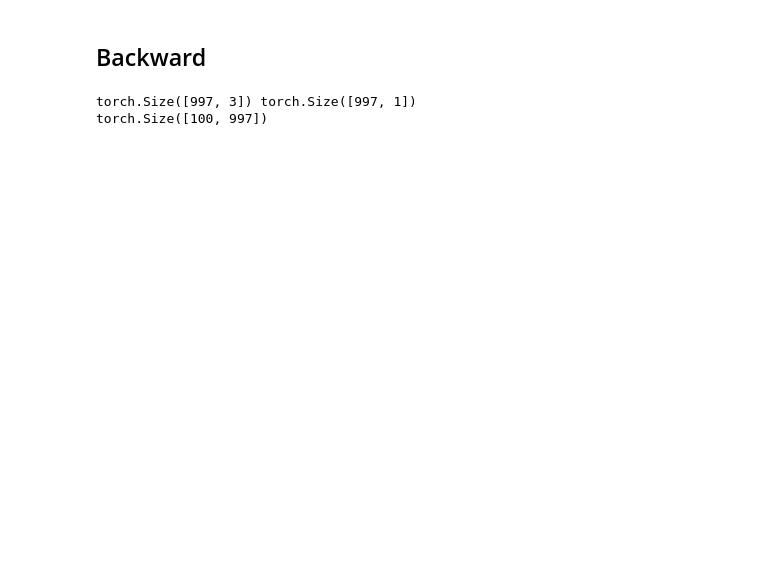
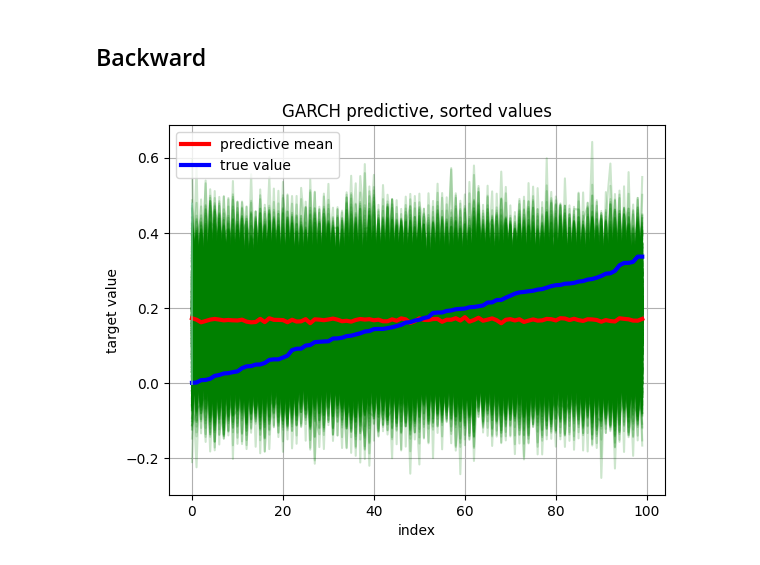
Before and after one commit to mathymess/reversibility-of-processes, a Jupyter notebook: bayesian_garch_forward_backward.ipynb, the cells around one changed output. Cells and saved outputs as stored; diff of their text form; code cells hidden in the pictures; blank space fills up the shorter version.

```diff
--- a/bayesian_garch_forward_backward.ipynb
+++ b/bayesian_garch_forward_backward.ipynb
@@ -11,0 +20,9 @@ from generate_time_series import load_garch_time_series
+# %%
+def sorted_predictions(targets: torch.Tensor,
+                       pred_obs: torch.Tensor) -> Tuple:
+    sorted_pairs_true_pred = sorted(zip(targets.squeeze(-1), pred_obs.squeeze(-1)))
+    true = [x.cpu().item() for x, _ in sorted_pairs_true_pred]
+    pred_all = [x for _, x in sorted_pairs_true_pred]
+    pred_mean = torch.tensor([x.mean().cpu().item() for x in pred_all])
+    pred_std = torch.tensor([x.std().cpu().item() for x in pred_all])
+    return true, pred_all, pred_mean, pred_std
@@ -55,13 +69,7 @@ plt.show()
 # %% [markdown]
 ## Backward
-# %%
-pred_f = torch.load("20230724_preds/garch01/predictive.forward.torch")
-
-x_test_f, y_test_f = prepare_simple_1d_time_series(load_garch_time_series(1000), window_len=3, reverse=True)
-print(x_test_f.shape, y_test_f.shape)
-
-preds = pred_f(x_test_f)["obs"]
-print(preds.shape)
-# %% [output]
-torch.Size([997, 3]) torch.Size([997, 1])
-torch.Size([100, 997])
+# %%
+true, pred_all, pred_mean, pred_std = sorted_predictions(res.targets_b, res.pred_obs_b)
+fig, ax = plot_predictions(true, pred_all, pred_mean, pred_std)
+# %% [output]
+[figure, added]
```
Also changed, not shown: parts of 10 cells of this notebook, 1 other file.
